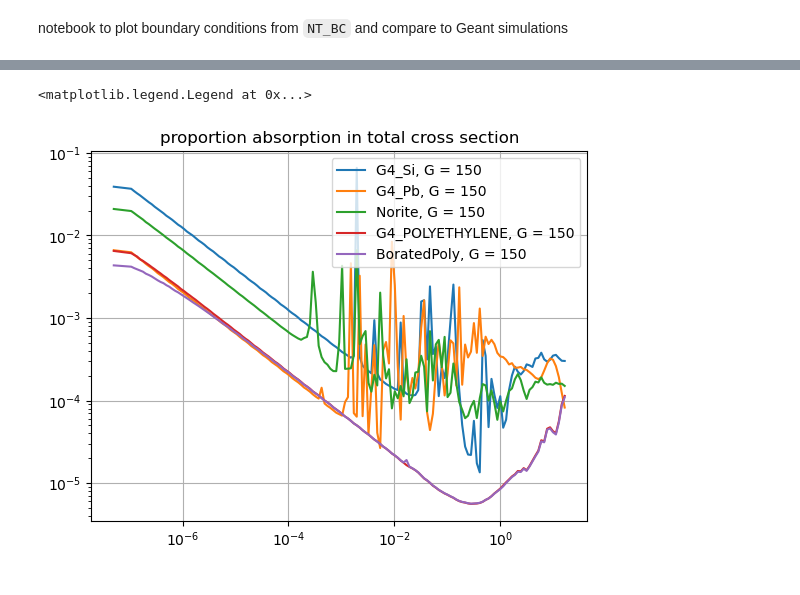
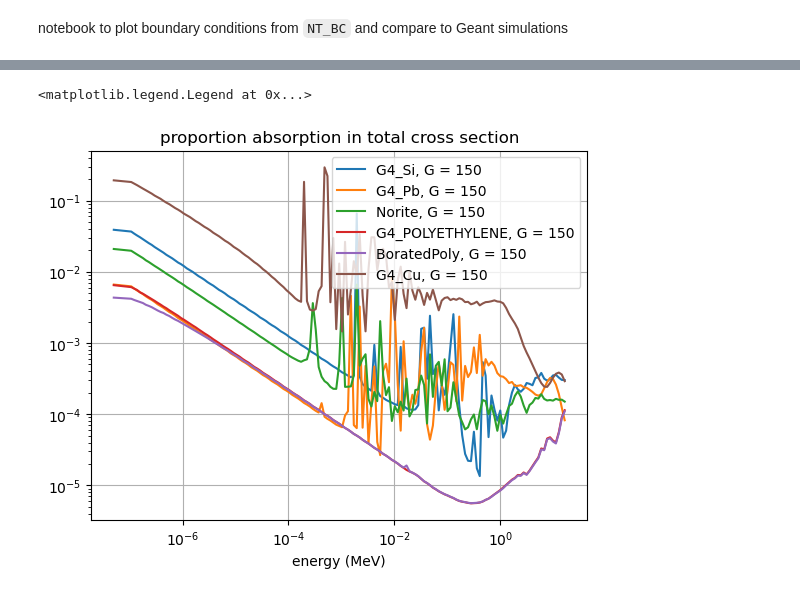
Before and after one commit to villano-lab/ntransporter, a Jupyter notebook: boundary_conditions/plotting_bc.ipynb, the cells around one changed output, grey strips where cells are left out. Cells and saved outputs as stored; diff of their text form; code cells hidden in the pictures.

Commit message:
plots for copper

```diff
--- a/boundary_conditions/plotting_bc.ipynb
+++ b/boundary_conditions/plotting_bc.ipynb
@@ -6,6 +6,10 @@ import pandas as pd
 import matplotlib.pyplot as plt
 
 pd.set_option('display.float_format', lambda x: f'{x:.5e}')
+# %%
+XS_data_dir = '../cross_sections/data/V1/'
+Src_data_dir = '../sources/data/V1/'
+BC_data_dir = 'data/V1/'
 # %%
 def plottable(X, Y):
     return (X[1:] + X[:-1])/2, Y[1:]
@@ -27,7 +31,7 @@ def trap_plottable_old(X, Y):
 EG = 0.1
 E0 = 2e7
 
-matlist = ('G4_Si', 'G4_Pb', 'Norite', 'G4_POLYETHYLENE', 'BoratedPoly')
+matlist = ('G4_Si', 'G4_Pb', 'Norite', 'G4_POLYETHYLENE', 'BoratedPoly', 'G4_Cu')
 
 def mat_str_add(mat):
     if mat == 'Norite':
@@ -43,7 +47,8 @@ Gs = {'Norite': (50, 100, 150),
       'G4_Si': (50, 100, 200),
       'G4_Pb': (50, 150, 250),
       'G4_POLYETHYLENE': (50, 100, 150),
-      'BoratedPoly': (50, 100, 150)}
+      'BoratedPoly': (50, 100, 150),
+      'G4_Cu': (50, 100, 150)}
 
 for mat in matlist:
 
@@ -61,7 +66,7 @@ for mat in matlist:
 
     for G in Gs[mat]:
         #G += 100*(mat=='G4_Si')
-        data_file = f'data/V1/data_{mat}_{G}_BC_V1.dat'
+        data_file = BC_data_dir + f'data_{mat}_{G}_BC_V1.dat'
         dat = pd.read_csv(data_file, sep = ' ', index_col = 0, names = ['Eg','phig'])
 
         Eg = dat.Eg.values
@@ -88,9 +94,9 @@ for mat in matlist:
 G = 100
 for mat in matlist:
 
-    XS = pd.read_csv(f'../cross_sections/data/V1/data_{mat}_{G}_20_xs.dat', sep = ' ', index_col = 0, names = ['Eg', 'x_s', 'xt'])
-    Src = pd.read_csv(f'../sources/data/V1/data_{mat}_{G}_Sg.dat', sep = ' ', index_col = 0, names = ['Eg','Sg'])
-    BC = pd.read_csv(f'../boundary_conditions/data/V1/data_{mat}_{G}_BC_V1.dat', sep = ' ', index_col = 0, names = ['Eg','phig'])
+    XS = pd.read_csv(XS_data_dir + f'data_{mat}_{G}_20_xs.dat', sep = ' ', index_col = 0, names = ['Eg', 'x_s', 'xt'])
+    Src = pd.read_csv(Src_data_dir + f'data_{mat}_{G}_Sg.dat', sep = ' ', index_col = 0, names = ['Eg','Sg'])
+    BC = pd.read_csv(BC_data_dir + f'data_{mat}_{G}_BC_V1.dat', sep = ' ', index_col = 0, names = ['Eg','phig'])
 
     Eg = BC.Eg.values
     Es = (Eg[1:] + Eg[:-1])/2
@@ -124,22 +131,23 @@ for mat in matlist:
 # %%
 plt.figure()
 plt.title('proportion absorption in total cross section')
 plt.loglog()
 plt.grid()
+plt.xlabel('energy (MeV)')
 
 G = 150
 
 for mat in matlist:
-    XS = pd.read_csv(f'../cross_sections/data/V1/data_{mat}_{G}_20_xs.dat', sep = ' ', index_col = 0, names = ['Eg', 'x_s', 'xt'])
+    XS = pd.read_csv(XS_data_dir + f'data_{mat}_{G}_20_xs.dat', sep = ' ', index_col = 0, names = ['Eg', 'x_s', 'xt'])
 
     Eg = XS.Eg.values
     Es = (Eg[1:] + Eg[:-1])/2
     xt = XS.xt.values[:-1]
     xs = XS.x_s.values[:-1]
 
-    plt.plot(Es[xt>0], (xt-xs)[xt>0]/xt[xt>0], label = f'{mat}, G = {G}')
+    plt.plot(Es[xt!=0], (xt-xs)[xt!=0]/xt[xt!=0], label = f'{mat}, G = {G}')
 
 plt.legend()
 # %% [output]
 <matplotlib.legend.Legend at 0x...>
-[figure, old version]
+[figure, new version]
```
Also changed, not shown: parts of 10 cells of this notebook.
